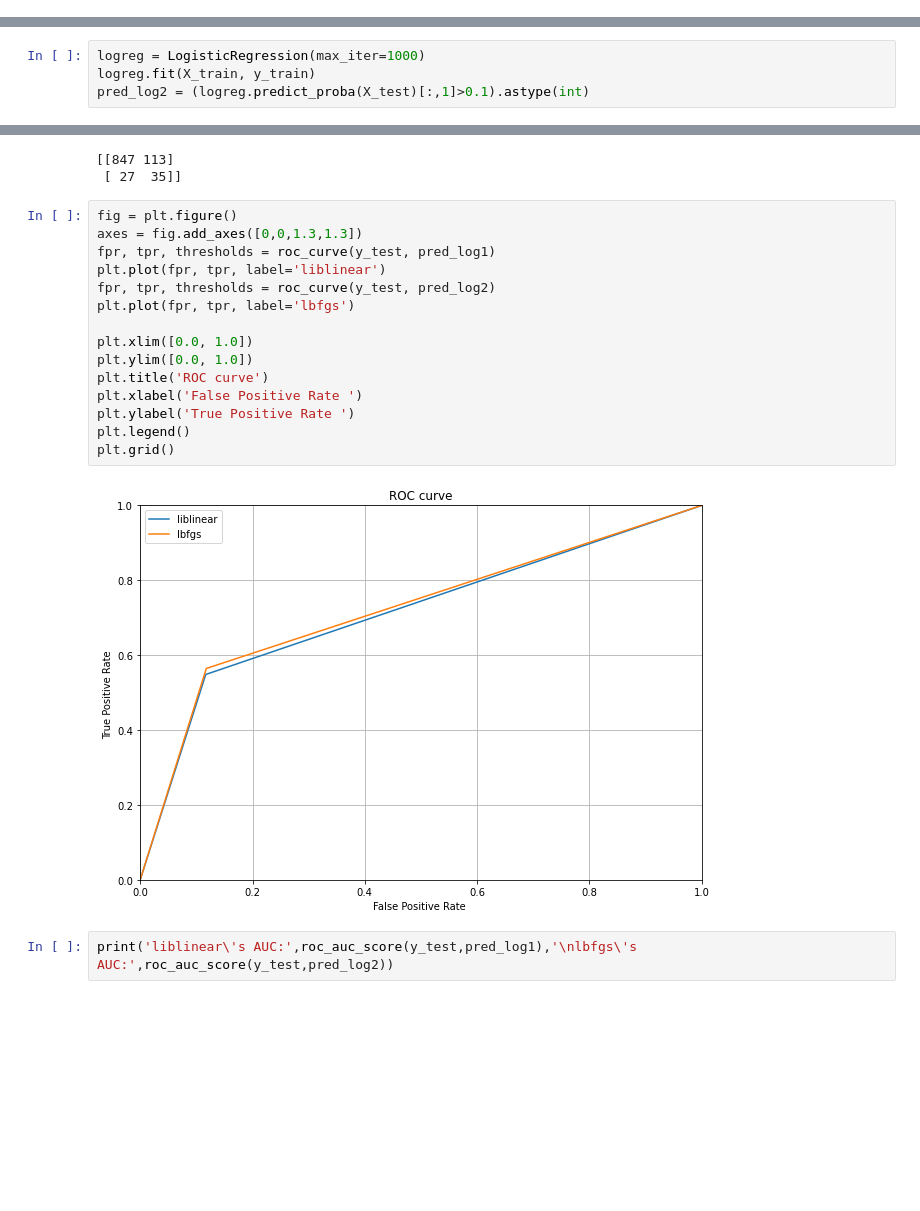
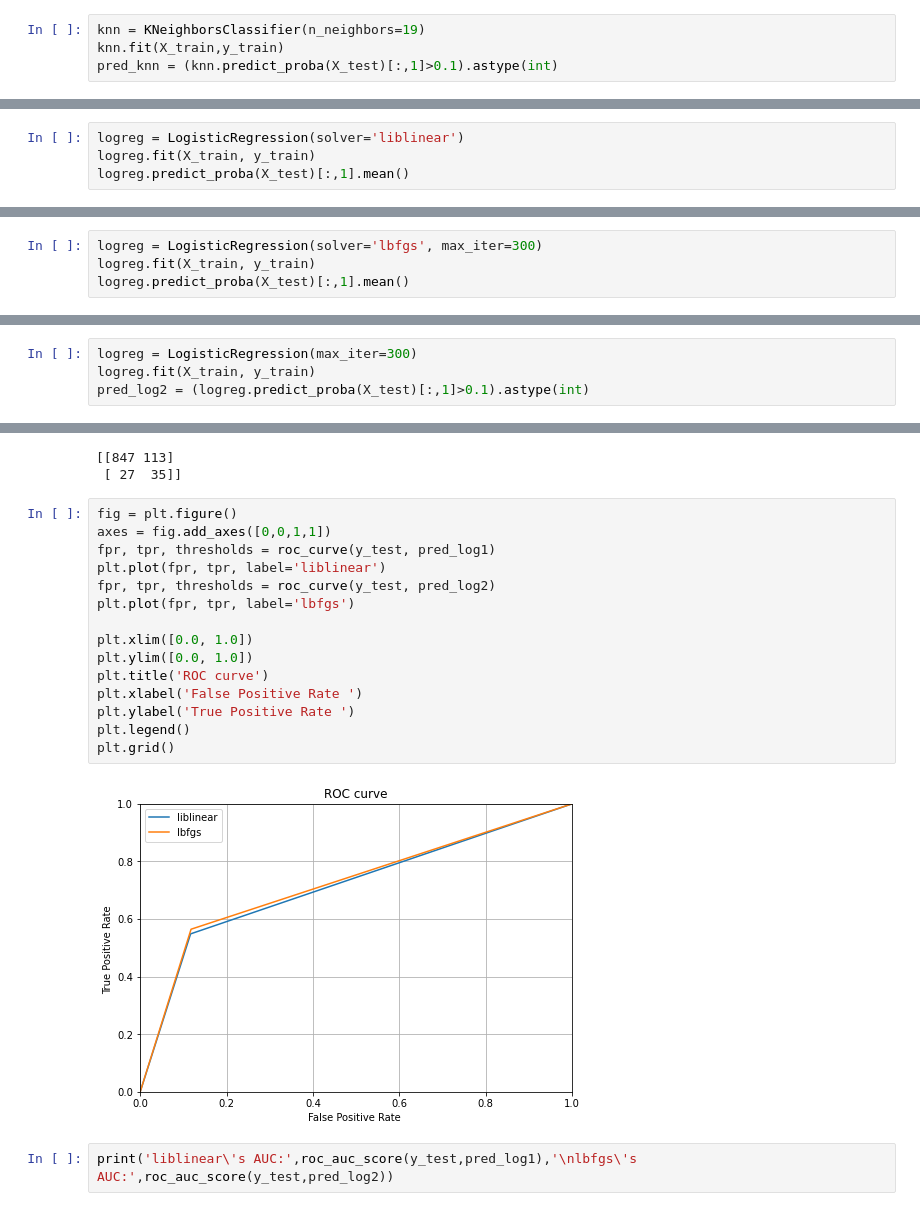
Before and after one commit to s4646/intro-to-data-science, a Jupyter notebook: Classification.ipynb, the cells around one changed output, grey strips where cells are left out. Cells and saved outputs as stored; diff of their text form; blank space fills up the shorter version.

Commit message:
Finished dummy, knn, logreg

```diff
--- a/Classification.ipynb
+++ b/Classification.ipynb
@@ -597,2 +707,6 @@ print(confusion_matrix(y_test,pred_knn))
+# %%
+knn = KNeighborsClassifier(n_neighbors=19)
+knn.fit(X_train,y_train)
+pred_knn = (knn.predict_proba(X_test)[:,1]>0.1).astype(int)
 # %% [markdown]
 ### Logistic Regression
@@ -598,0 +715,4 @@ print(confusion_matrix(y_test,pred_knn))
+# %%
+logreg = LogisticRegression(solver='liblinear')
+logreg.fit(X_train, y_train)
+logreg.predict_proba(X_test)[:,1].mean()
@@ -598,0 +721,4 @@ print(confusion_matrix(y_test,pred_knn))
+# %%
+logreg = LogisticRegression(solver='lbfgs', max_iter=300)
+logreg.fit(X_train, y_train)
+logreg.predict_proba(X_test)[:,1].mean()
@@ -617,7 +745,7 @@ print(confusion_matrix(y_test, pred_log1))
 [[848 112]
  [ 28  34]]
 # %%
-logreg = LogisticRegression(max_iter=1000)
+logreg = LogisticRegression(max_iter=300)
 logreg.fit(X_train, y_train)
 pred_log2 = (logreg.predict_proba(X_test)[:,1]>0.1).astype(int)
 # %%
@@ -638,21 +766,21 @@ print(confusion_matrix(y_test, pred_log2))
  [ 27  35]]
 # %%
 fig = plt.figure()
-axes = fig.add_axes([0,0,1.3,1.3])
+axes = fig.add_axes([0,0,1,1])
 fpr, tpr, thresholds = roc_curve(y_test, pred_log1)
 plt.plot(fpr, tpr, label='liblinear')
 fpr, tpr, thresholds = roc_curve(y_test, pred_log2)
 plt.plot(fpr, tpr, label='lbfgs')
 
 plt.xlim([0.0, 1.0])
 plt.ylim([0.0, 1.0])
 plt.title('ROC curve')
 plt.xlabel('False Positive Rate ')
 plt.ylabel('True Positive Rate ')
 plt.legend()
 plt.grid()
 # %% [output]
-[figure, old version]
+[figure, new version]
 # %%
 print('liblinear\'s AUC:',roc_auc_score(y_test,pred_log1),'\nlbfgs\'s AUC:',roc_auc_score(y_test,pred_log2))
 # %% [output]
```
Also changed, not shown: parts of 47 cells of this notebook.
